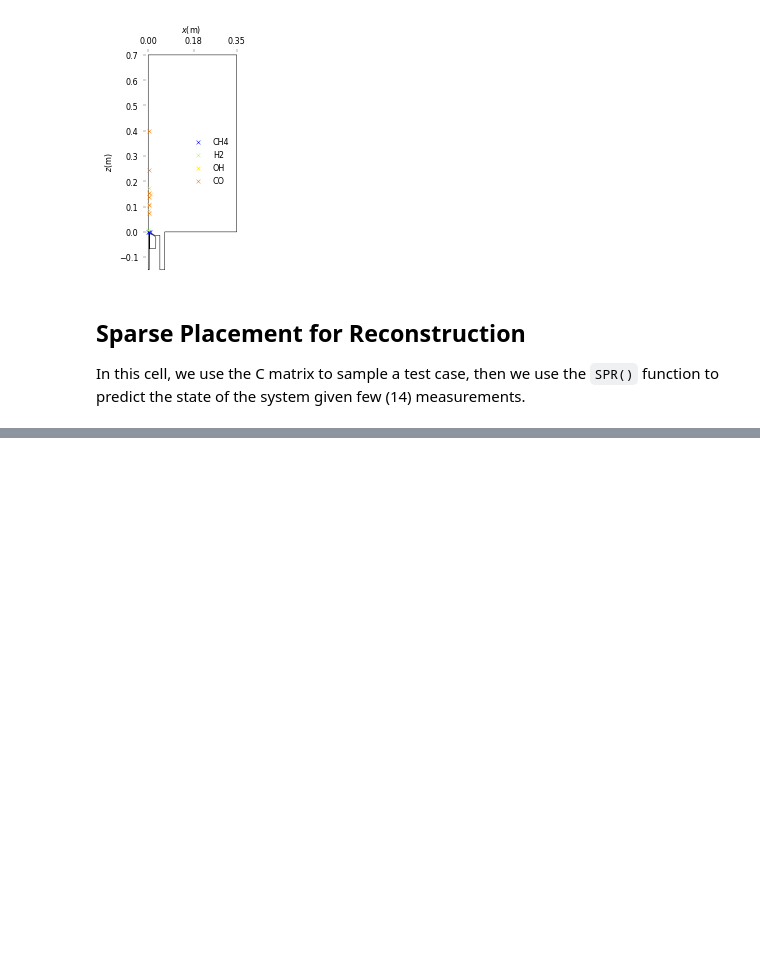
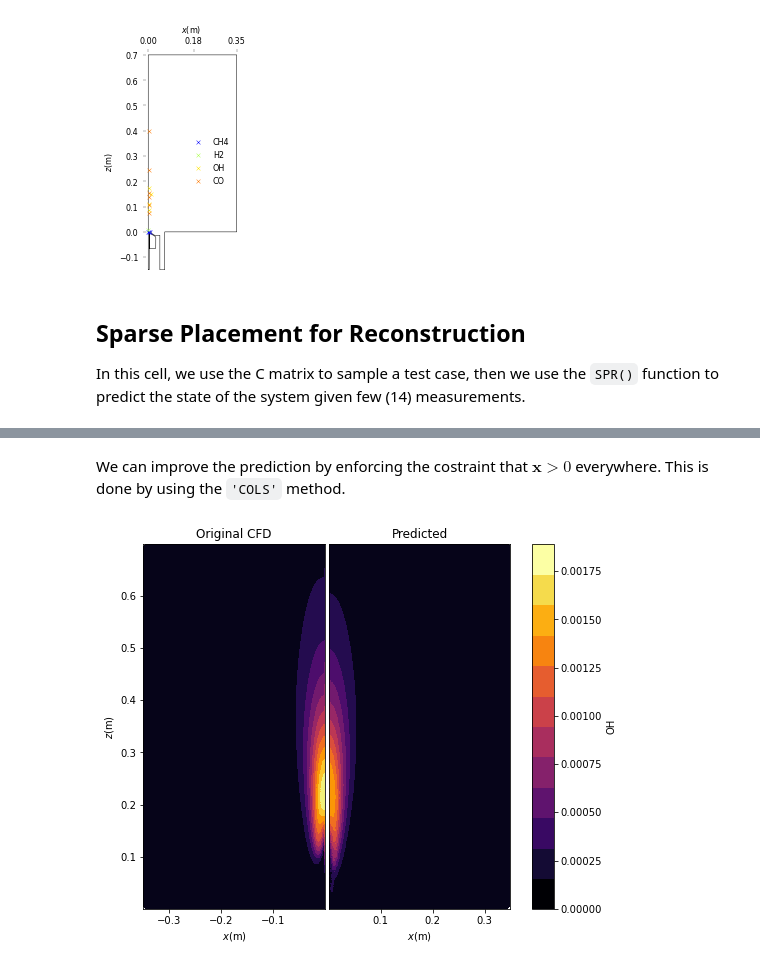
Before and after one commit to burn-research/OpenMEASURE, a Jupyter notebook: docs/sparse_sensing_doc.ipynb, the cells around one changed output, grey strips where cells are left out. Cells and saved outputs as stored; diff of their text form; code cells hidden in the pictures; blank space fills up the shorter version.

```diff
--- a/docs/sparse_sensing_doc.ipynb
+++ b/docs/sparse_sensing_doc.ipynb
@@ -354,0 +361,14 @@ plot_contours_tri(xz[:,0], xz[:,1], [X_test[ind*n_cells:(ind+1)*n_cells, 3],
+# %% [markdown]
+We can improve the prediction by enforcing the costraint that $\mathbf{x} > 0 $ everywhere. This is done by using the `'COLS'` method.
+# %%
+# Fit the model and predict the low-dim vector (ap) and the high-dim solution (xp)
+ap, xp = spr.fit_predict(C_qr, y_qr, method='COLS')
+
+# Select the feature to plot
+str_ind = 'OH'
+ind = features.index(str_ind)
+
+plot_contours_tri(xz[:,0], xz[:,1], [X_test[ind*n_cells:(ind+1)*n_cells, 3],
+                xp[ind*n_cells:(ind+1)*n_cells]], cbar_label=str_ind)
+# %% [output]
+[figure, added]
```
Also changed, not shown: parts of 2 cells of this notebook.
